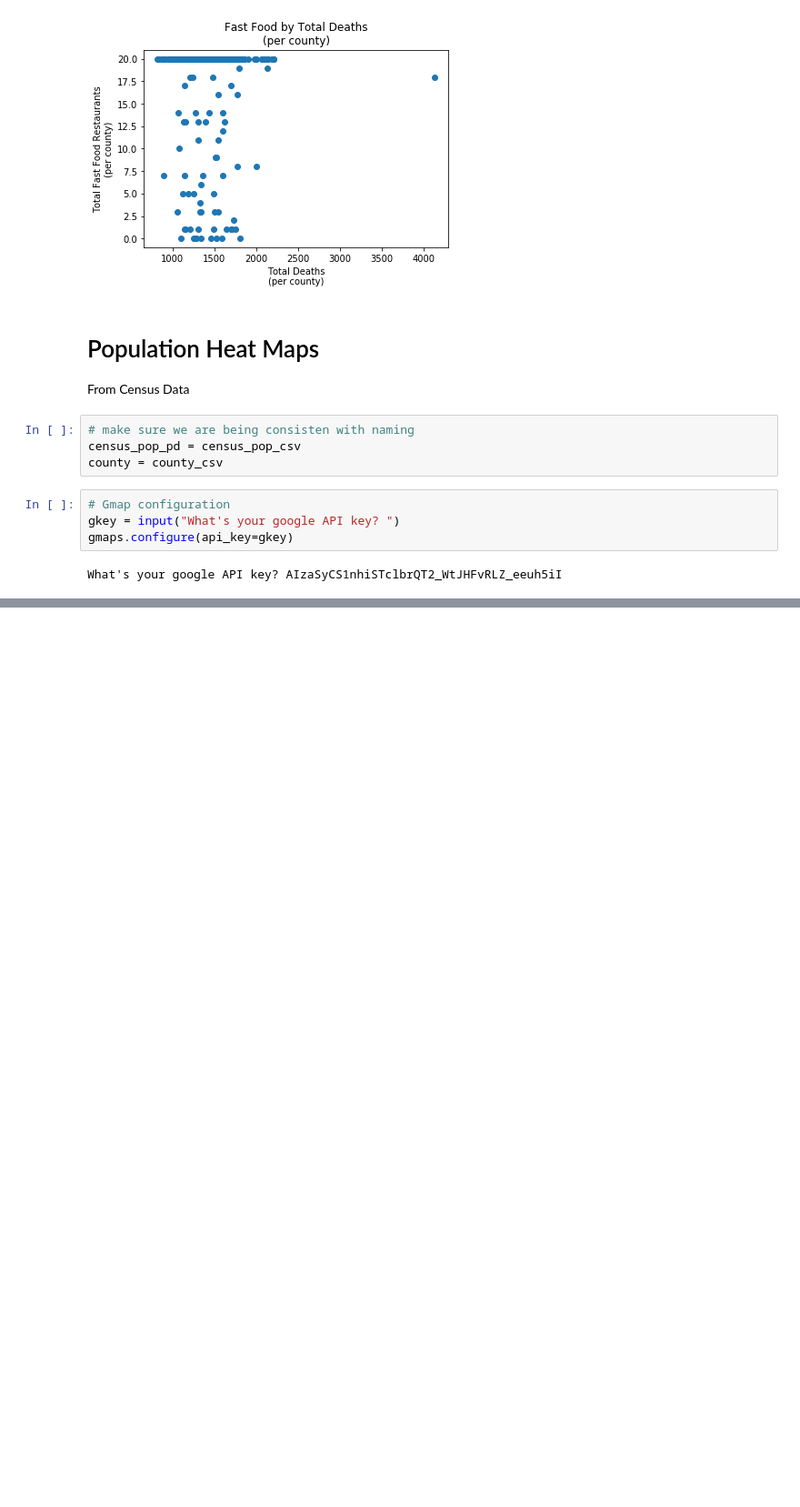
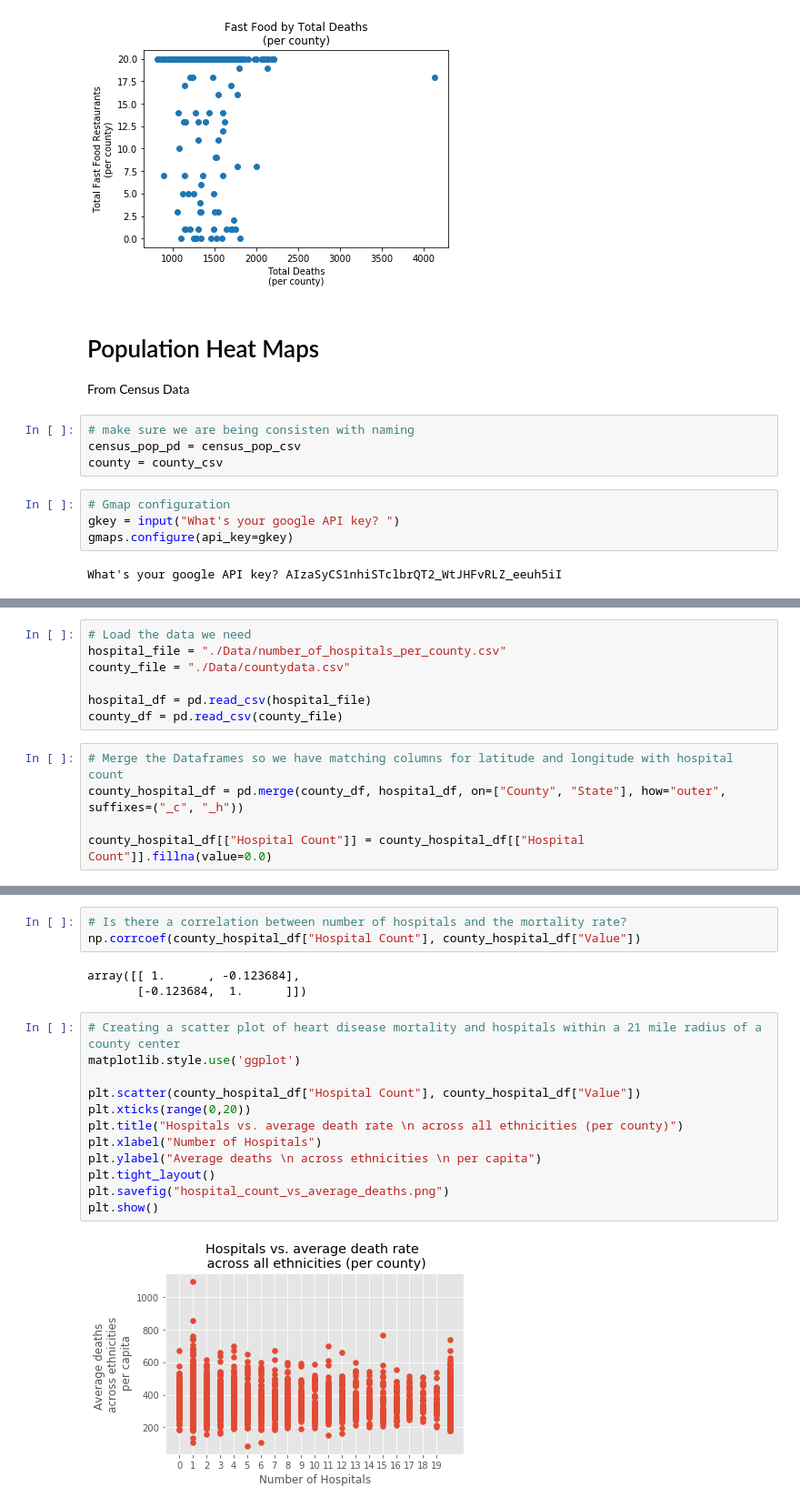
Before and after one commit to petersmyers/Project1, a Jupyter notebook: Visualizations_Analyses.ipynb, the cells around one changed output, grey strips where cells are left out. Shown at 91% size. Drawn from its saved outputs; the diff is of its cells as text; blank space fills up the shorter version.

```diff
--- a/Visualizations_Analyses.ipynb
+++ b/Visualizations_Analyses.ipynb
@@ -414,0 +587,12 @@ whitemap
+# %%
+# Load the data we need
+hospital_file = "./Data/number_of_hospitals_per_county.csv"
+county_file = "./Data/countydata.csv"
+
+hospital_df = pd.read_csv(hospital_file)
+county_df = pd.read_csv(county_file)
+# %%
+# Merge the Dataframes so we have matching columns for latitude and longitude with hospital count
+county_hospital_df = pd.merge(county_df, hospital_df, on=["County", "State"], how="outer", suffixes=("_c", "_h"))
+
+county_hospital_df[["Hospital Count"]] = county_hospital_df[["Hospital Count"]].fillna(value=0.0)
@@ -414,0 +632,20 @@ whitemap
+# %%
+# Is there a correlation between number of hospitals and the mortality rate?
+np.corrcoef(county_hospital_df["Hospital Count"], county_hospital_df["Value"])
+# %% [output]
+array([[ 1.      , -0.123684],
+       [-0.123684,  1.      ]])
+# %%
+# Creating a scatter plot of heart disease mortality and hospitals within a 21 mile radius of a county center
+matplotlib.style.use('ggplot')
+
+plt.scatter(county_hospital_df["Hospital Count"], county_hospital_df["Value"])
+plt.xticks(range(0,20))
+plt.title("Hospitals vs. average death rate \n across all ethnicities (per county)")
+plt.xlabel("Number of Hospitals")
+plt.ylabel("Average deaths \n across ethnicities \n per capita")
+plt.tight_layout()
+plt.savefig("hospital_count_vs_average_deaths.png")
+plt.show()
+# %% [output]
+[figure, added]
```
Also changed, not shown: parts of 16 cells of this notebook, 8 other files.
